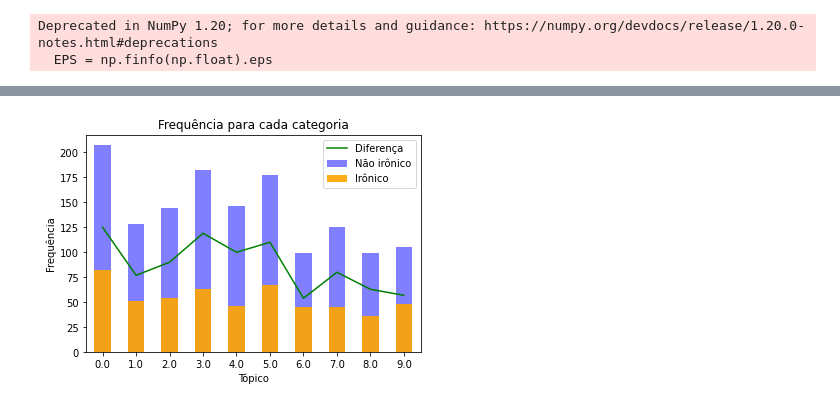
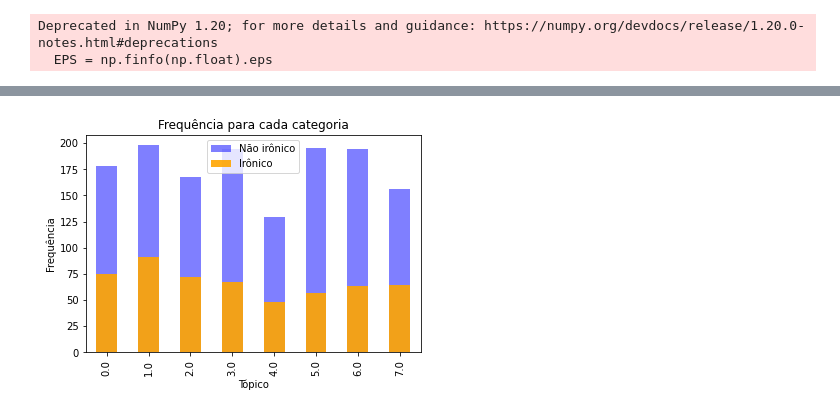
Before and after one commit to andrekwr/Exploratory-Analysis-Ironic-Sentences, a Jupyter notebook: main.ipynb, the cells around one changed output, grey strips where cells are left out. Drawn from its saved outputs; the diff is of its cells as text; code cells hidden in the pictures.

```diff
--- a/main.ipynb
+++ b/main.ipynb
@@ -109,7 +110,7 @@ word_counts_ironic_sorted = sorted(word_counts_ironic.items(), key=lambda k: k[1
 word_counts_non_ironic_sorted = sorted(word_counts_non_ironic.items(), key=lambda k: k[1], reverse=True)
 
 print("Most common words in ironic texts")
-r = 0
+r = 30
 k = 10
 for i in range(k):
     print(word_counts_ironic_sorted[i+r])
@@ -184,0 +214,14 @@ def display_model(corpus, dictionary, ldamodel):
+# %%
+limit=10
+start=2
+step=1
+dictionary_all = Dictionary(sents_all)
+corpus_all = [dictionary_all.doc2bow(sent) for sent in sents_all]
+model_list, coherence_values = compute_coherence_values(dictionary_all, corpus_all, sents_all, limit, start, step)
+# %%
+x = range(start, limit, step)
+plt.plot(x, coherence_values)
+plt.xlabel("Num Topics")
+plt.ylabel("Coherence score")
+plt.legend(("coherence_values"), loc='best')
+plt.show()
@@ -185,5 +230,5 @@ def display_model(corpus, dictionary, ldamodel):
 # %%
-corpus_all, dictionary_all, lda_model_all = model_dict(sents_all, NUM_TOPICS=10)
+corpus_all, dictionary_all, lda_model_all = model_dict(sents_all, NUM_TOPICS=8)
 # check_topics(corpus_all, lda_model_all)
 # %%
 display_model(corpus_all, dictionary_all, lda_model_all)
@@ -233,15 +278,14 @@ df_dominant_topic.head(5)
 # %%
 ironic = df_dominant_topic[df_dominant_topic['label'] == 1]
 nonIronic = df_dominant_topic[df_dominant_topic['label'] == -1]
 
 fig, ax = plt.subplots()
 nonIronic['Dominant_Topic'].value_counts().sort_index().plot(kind='bar', color='b', label='Não irônico', alpha=0.5)
 ironic['Dominant_Topic'].value_counts().sort_index().plot(kind='bar', color='orange', label='Irônico', alpha=0.9)
-(nonIronic['Dominant_Topic'].value_counts().sort_index() - ironic['Dominant_Topic'].value_counts().sort_index()).plot(color='g', label='Diferença')
 plt.ylabel('Frequência')
 plt.xlabel('Tópico')
 plt.legend()
 plt.title("Frequência para cada categoria")
 plt.show()
 # %% [output]
-[figure, old version]
+[figure, new version]
```
Also changed, not shown: parts of 13 cells of this notebook.
